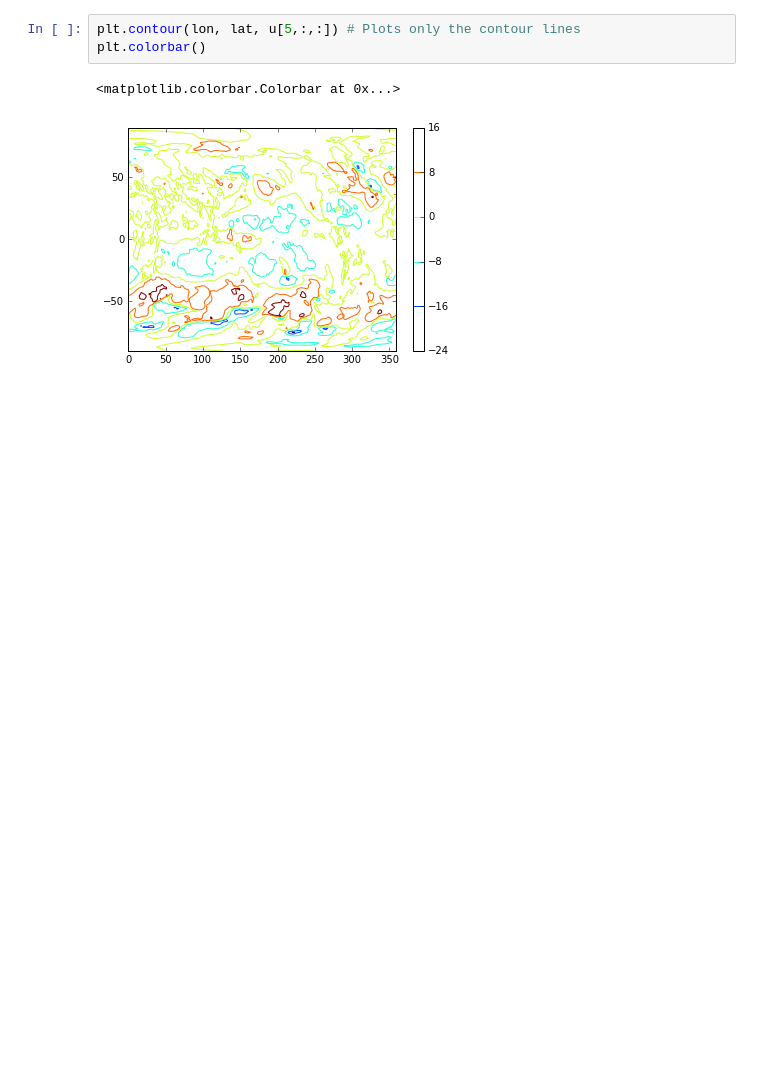
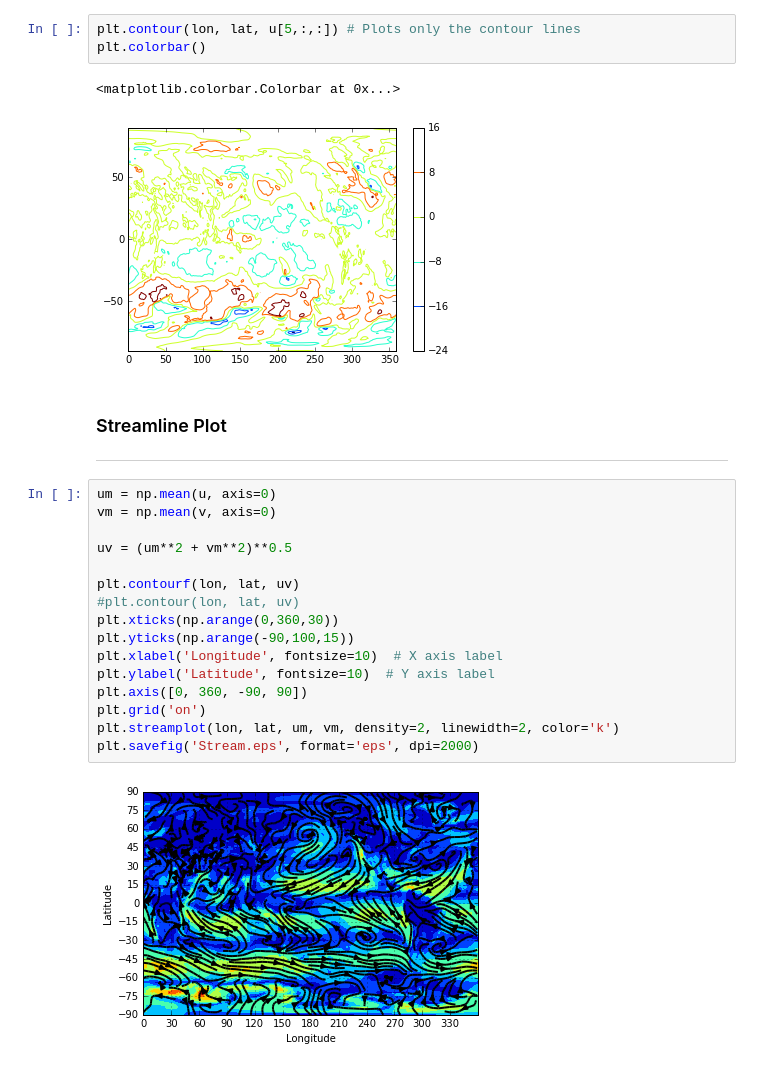
Before and after one commit to Kushalkr/Learning-Python, a Jupyter notebook: notebooks/03-Numpy, Scipy and Matplotlib.ipynb, the cells around one changed output. Drawn from its saved outputs; the diff is of its cells as text; blank space fills up the shorter version.

Commit message:
Added few more plot types to 03

```diff
--- a/notebooks/03-Numpy, Scipy and Matplotlib.ipynb
+++ b/notebooks/03-Numpy, Scipy and Matplotlib.ipynb
@@ -322,3 +325,24 @@ plt.colorbar()
 # %% [output]
 <matplotlib.colorbar.Colorbar at 0x...>
 [figure]
+# %% [markdown]
+### Streamline Plot
+---
+# %%
+um = np.mean(u, axis=0)
+vm = np.mean(v, axis=0)
+
+uv = (um**2 + vm**2)**0.5
+
+plt.contourf(lon, lat, uv)
+#plt.contour(lon, lat, uv)
+plt.xticks(np.arange(0,360,30))
+plt.yticks(np.arange(-90,100,15))
+plt.xlabel('Longitude', fontsize=10)  # X axis label
+plt.ylabel('Latitude', fontsize=10)  # Y axis label
+plt.axis([0, 360, -90, 90])
+plt.grid('on')
+plt.streamplot(lon, lat, um, vm, density=2, linewidth=2, color='k')
+plt.savefig('Stream.eps', format='eps', dpi=2000)
+# %% [output]
+[figure, added]
```
Also changed, not shown: parts of 4 cells of this notebook, 2 other files.
